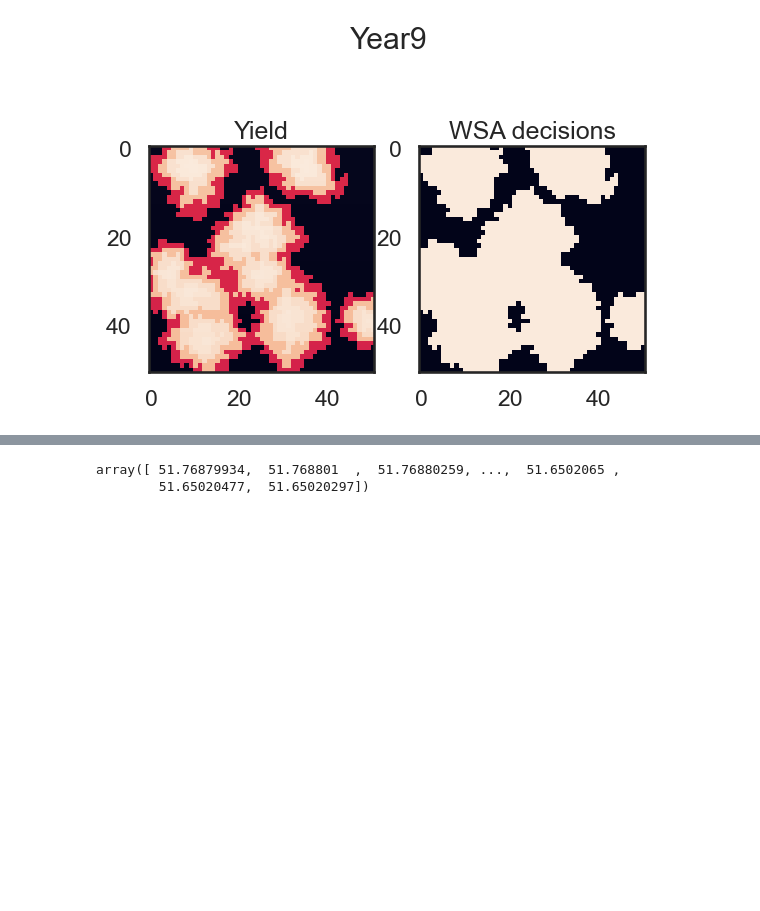
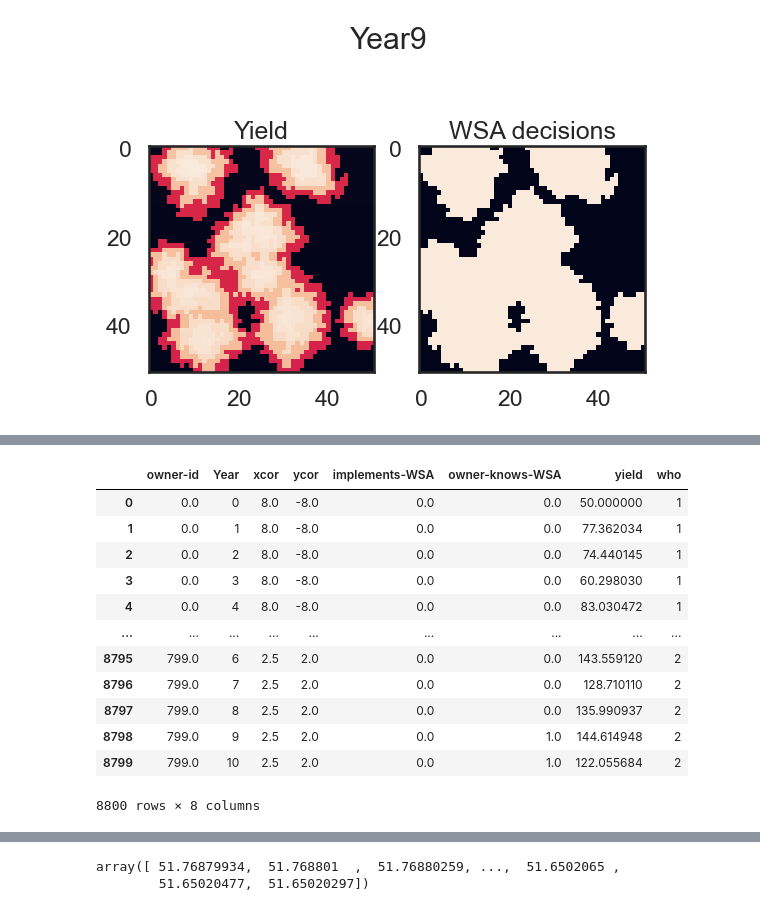
Before and after one commit to WylieMabel/TreesAndThat, a Jupyter notebook: Model Output/modelDriver.ipynb, the cells around one changed output, grey strips where cells are left out. Drawn from its saved outputs; the diff is of its cells as text; code cells hidden in the pictures; blank space fills up the shorter version.

```diff
--- a/Model Output/modelDriver.ipynb
+++ b/Model Output/modelDriver.ipynb
@@ -237,3 +256,19 @@ year: 9
+# %%
+summarisedData
+# %% [output]
+|  | owner-id | Year | xcor | ycor | implements-WSA | owner-knows-WSA | yield | who |
+| 0 | 0.0 | 0 | 8.0 | -8.0 | 0.0 | 0.0 | 50.000000 | 1 |
+| 1 | 0.0 | 1 | 8.0 | -8.0 | 0.0 | 0.0 | 77.362034 | 1 |
+| 2 | 0.0 | 2 | 8.0 | -8.0 | 0.0 | 0.0 | 74.440145 | 1 |
+| 3 | 0.0 | 3 | 8.0 | -8.0 | 0.0 | 0.0 | 60.298030 | 1 |
+| 4 | 0.0 | 4 | 8.0 | -8.0 | 0.0 | 0.0 | 83.030472 | 1 |
+| ... | ... | ... | ... | ... | ... | ... | ... | ... |
+| 8795 | 799.0 | 6 | 2.5 | 2.0 | 0.0 | 0.0 | 143.559120 | 2 |
+| 8796 | 799.0 | 7 | 2.5 | 2.0 | 0.0 | 0.0 | 128.710110 | 2 |
+| 8797 | 799.0 | 8 | 2.5 | 2.0 | 0.0 | 0.0 | 135.990937 | 2 |
+| 8798 | 799.0 | 9 | 2.5 | 2.0 | 0.0 | 1.0 | 144.614948 | 2 |
+| 8799 | 799.0 | 10 | 2.5 | 2.0 | 0.0 | 1.0 | 122.055684 | 2 |
+8800 rows × 8 columns
 # %%
 baseFieldData.loc[(baseFieldData["implements-WSA"] == 0) & (baseFieldData["Year"] == 3) & (baseFieldData["yield"] > 30)]
 # %% [output]
```
Also changed, not shown: parts of 2 cells of this notebook, 2 other files.
